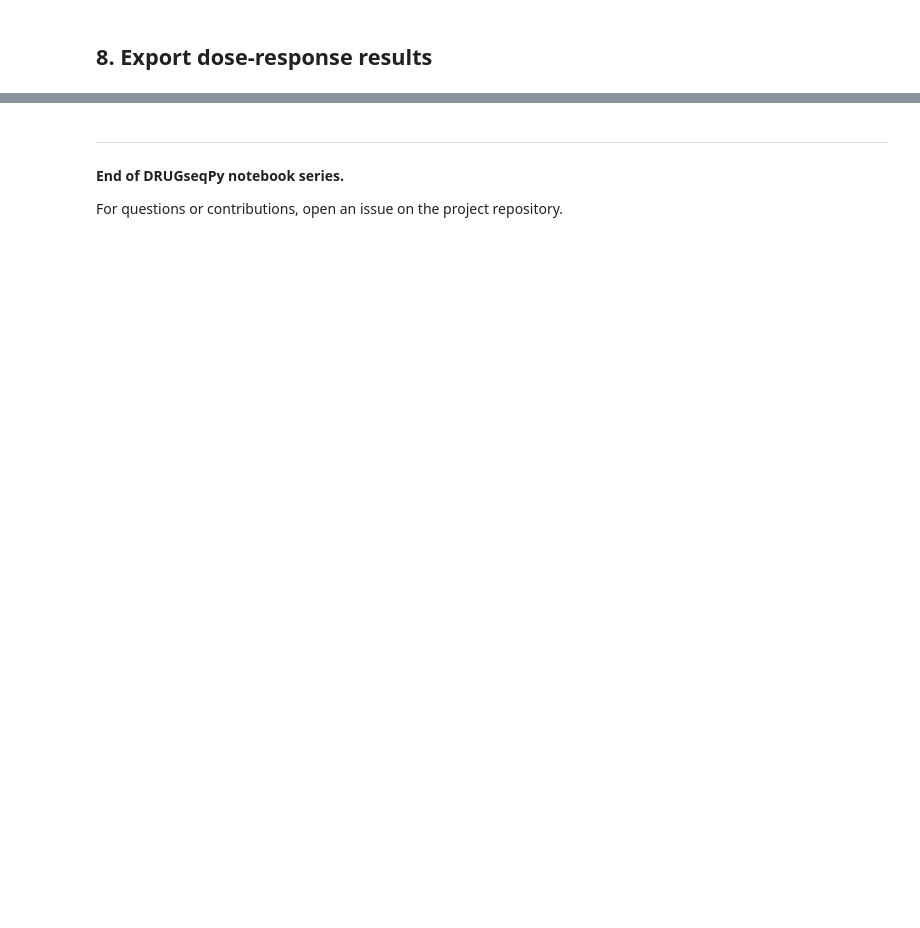
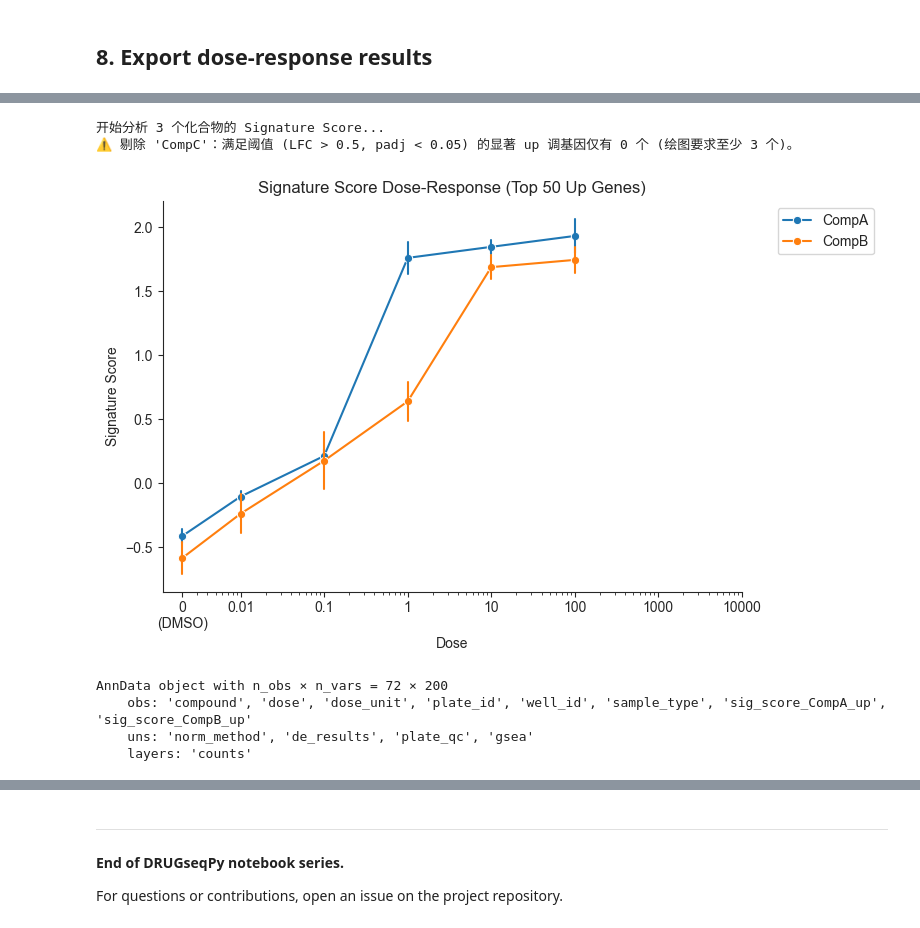
Before and after one commit to FupaulHuang/drugseqpy, a Jupyter notebook: docs/03_Dose_Response_Cheminformatics.ipynb, the cells around one changed output, grey strips where cells are left out. Cells and saved outputs as stored; diff of their text form; code cells hidden in the pictures; blank space fills up the shorter version.

```diff
--- a/docs/03_Dose_Response_Cheminformatics.ipynb
+++ b/docs/03_Dose_Response_Cheminformatics.ipynb
@@ -326,0 +431,13 @@ for cmpd, df in dr_all.items():
+# %%
+ds.plot_signature_dose_response(dsd_dr,compounds=['CompA', 'CompB', 'CompC'], direction='up', top_n=50, combine=True)
+# %% [output]
+开始分析 3 个化合物的 Signature Score...
+⚠️ 剔除 'CompC'：满足阈值 (LFC > 0.5, padj < 0.05) 的显著 up 调基因仅有 0 个 (绘图要求至少 3 个)。
+[figure, added]
+# %%
+dsd_dr.adata
+# %% [output]
+AnnData object with n_obs × n_vars = 72 × 200
+    obs: 'compound', 'dose', 'dose_unit', 'plate_id', 'well_id', 'sample_type', 'sig_score_CompA_up', 'sig_score_CompB_up'
+    uns: 'norm_method', 'de_results', 'plate_qc', 'gsea'
+    layers: 'counts'
```
Also changed, not shown: parts of 16 cells of this notebook, 1 other file.
